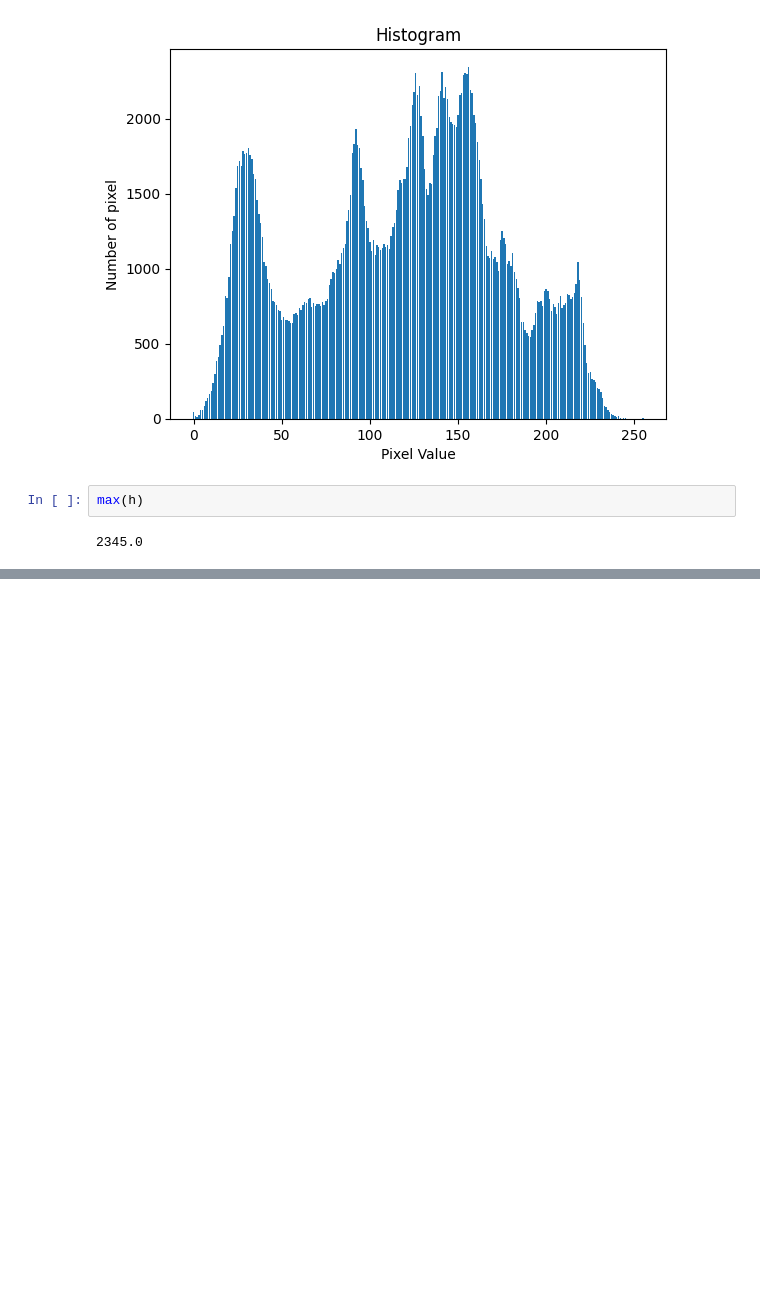
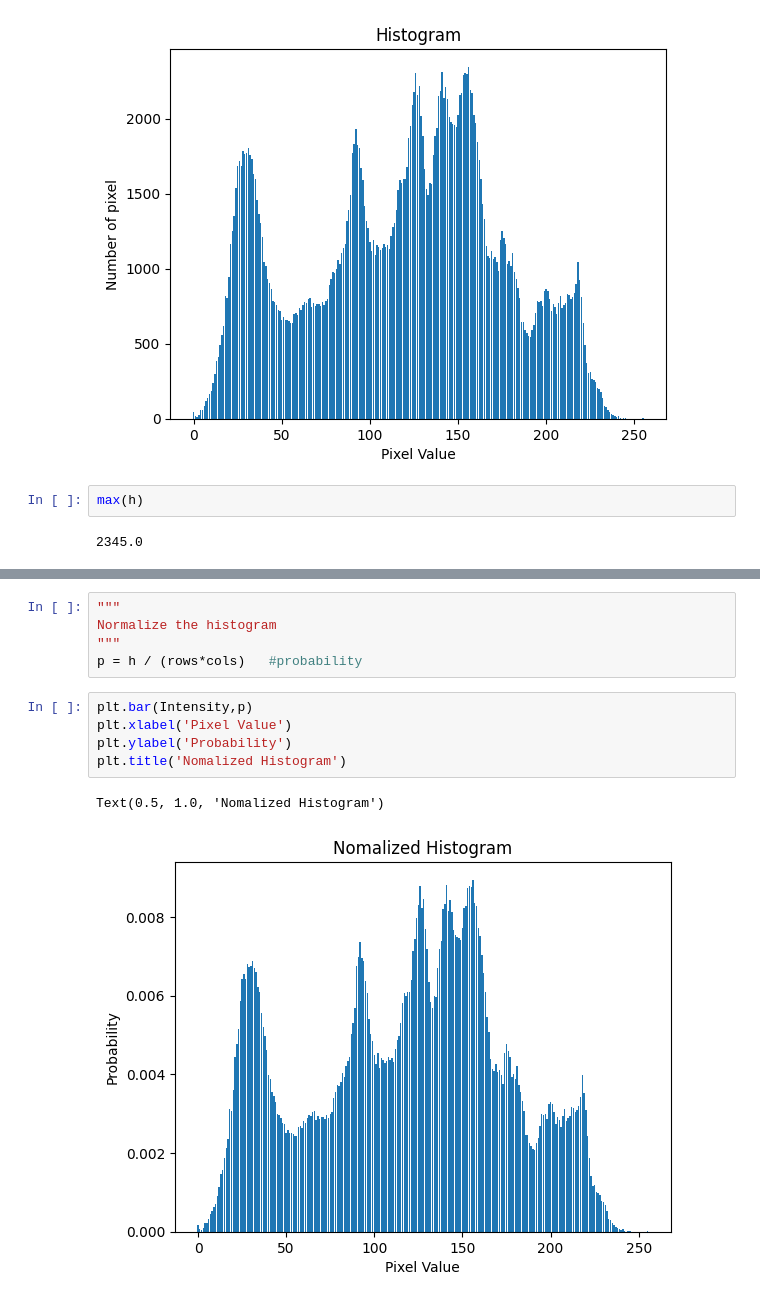
Before and after one commit to ngtuetam/DIP_2022, a Jupyter notebook: assignment_2/notebook/assign2_3.ipynb, the cells around one changed output, grey strips where cells are left out. Drawn from its saved outputs; the diff is of its cells as text; blank space fills up the shorter version.

```diff
--- a/assignment_2/notebook/assign2_3.ipynb
+++ b/assignment_2/notebook/assign2_3.ipynb
@@ -39,0 +56,13 @@ max(h)
+# %%
+"""
+Normalize the histogram
+"""
+p = h / (rows*cols)   #probability
+# %%
+plt.bar(Intensity,p)
+plt.xlabel('Pixel Value')
+plt.ylabel('Probability')
+plt.title('Nomalized Histogram')
+# %% [output]
+Text(0.5, 1.0, 'Nomalized Histogram')
+[figure, added]
```
Also changed, not shown: parts of 3 cells of this notebook.
